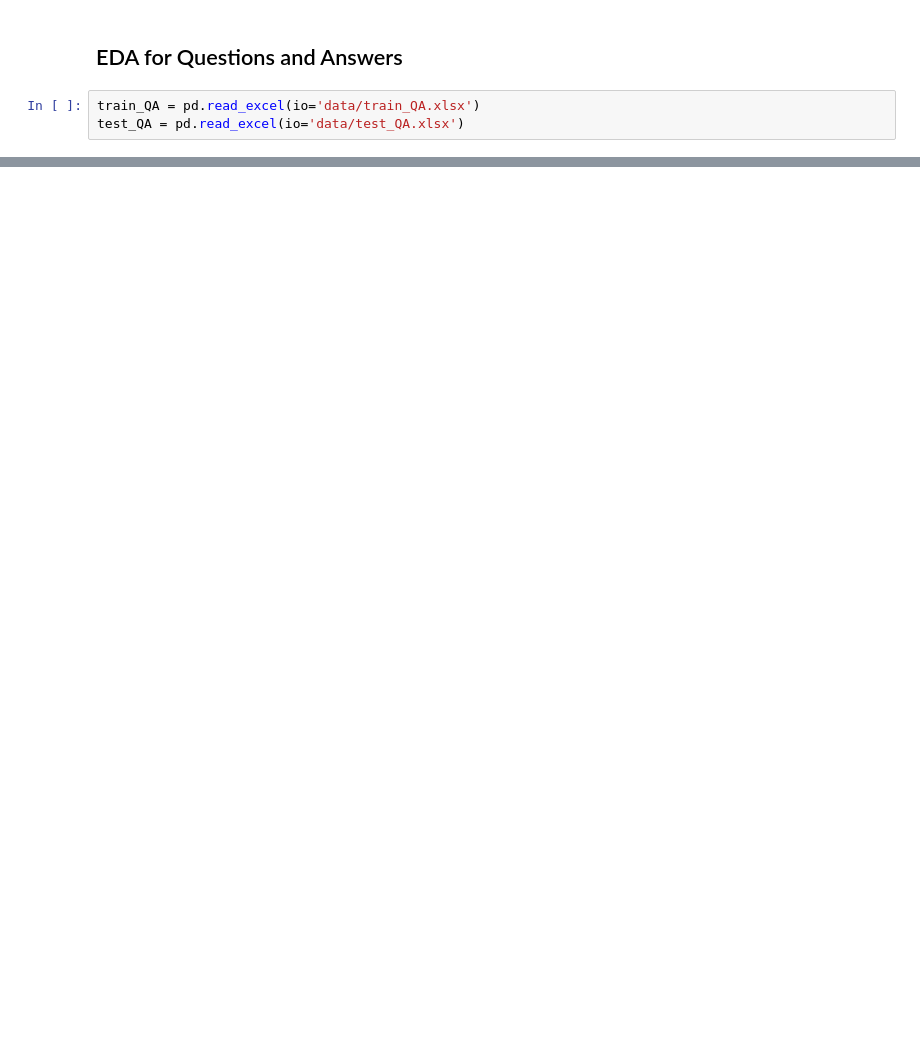
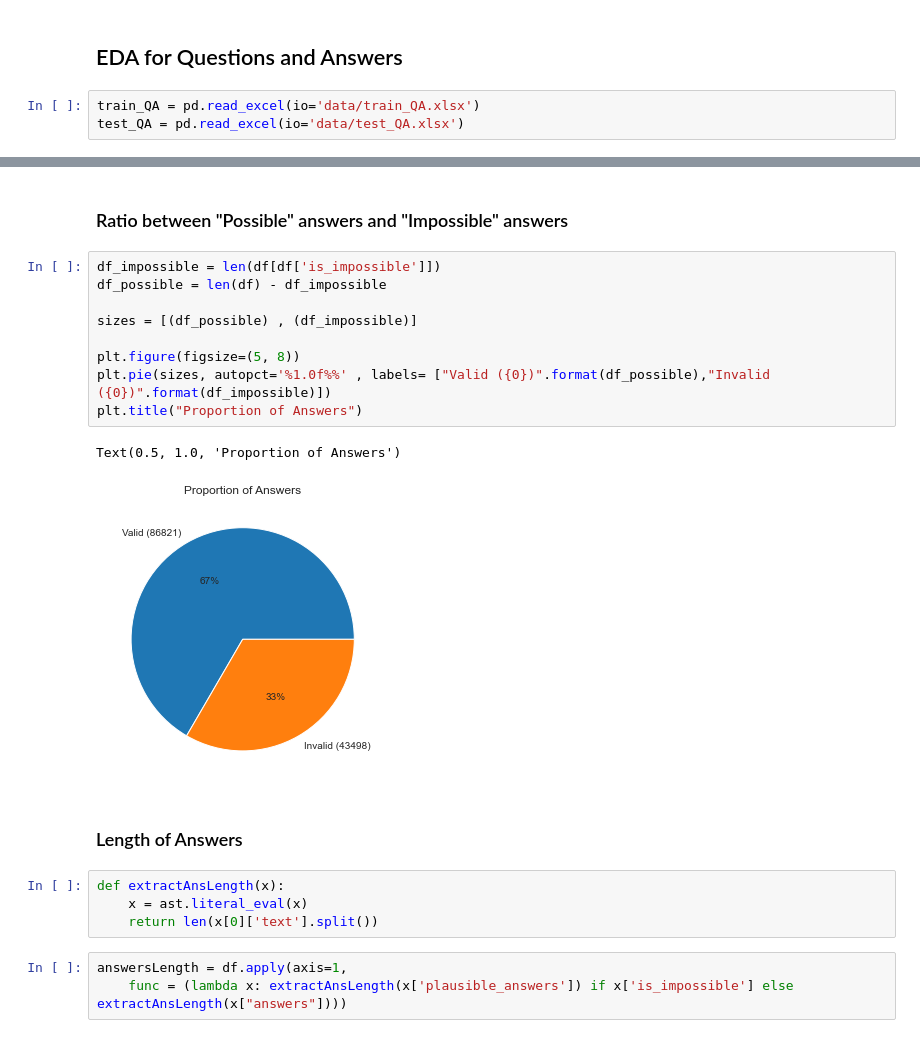
Before and after one commit to TzeMeng/CAPSTONE, a Jupyter notebook: Data_Exploration.ipynb, the cells around one changed output, grey strips where cells are left out. Saved outputs shown, nothing was run; the diff lists cells and outputs as text; blank space fills up the shorter version.

```diff
--- a/Data_Exploration.ipynb
+++ b/Data_Exploration.ipynb
@@ -123,0 +137,23 @@ train_QA.describe()
+# %% [markdown]
+### Ratio between "Possible" answers and "Impossible" answers
+# %%
+df_impossible = len(df[df['is_impossible']])
+df_possible = len(df) - df_impossible
+
+sizes = [(df_possible) , (df_impossible)]
+
+plt.figure(figsize=(5, 8))
+plt.pie(sizes, autopct='%1.0f%%' , labels= ["Valid ({0})".format(df_possible),"Invalid ({0})".format(df_impossible)])
+plt.title("Proportion of Answers")
+# %% [output]
+Text(0.5, 1.0, 'Proportion of Answers')
+[figure, added]
+# %% [markdown]
+### Length of Answers
+# %%
+def extractAnsLength(x):
+    x = ast.literal_eval(x)
+    return len(x[0]['text'].split())
+# %%
+answersLength = df.apply(axis=1,
+    func = (lambda x: extractAnsLength(x['plausible_answers']) if x['is_impossible'] else extractAnsLength(x["answers"])))
```
Also changed, not shown: parts of 25 cells of this notebook.
